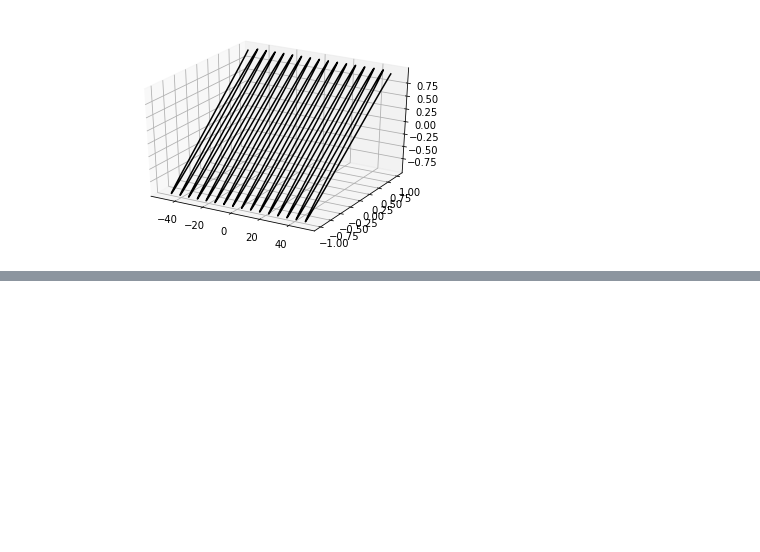
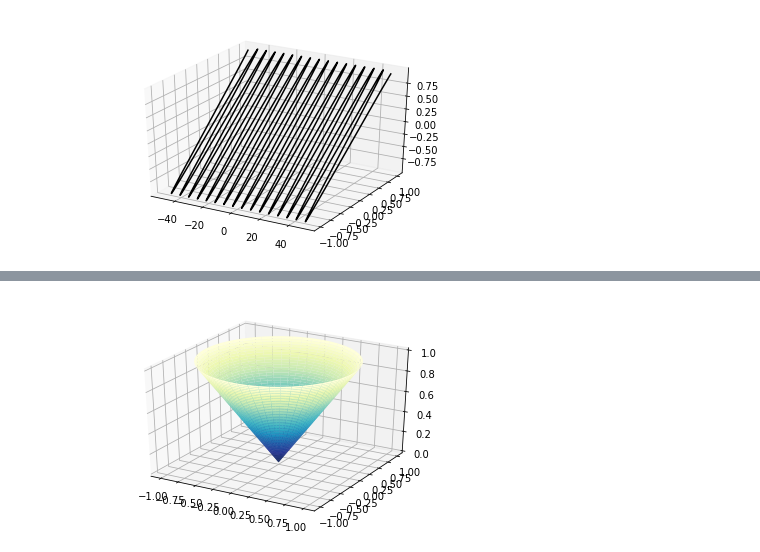
Before and after one commit to PrestonYadegar/MA150, a Jupyter notebook: Inversive Geometry.ipynb, the cells around one changed output, grey strips where cells are left out. Cells and saved outputs as stored; diff of their text form; code cells hidden in the pictures; blank space fills up the shorter version.

```diff
--- a/Inversive Geometry.ipynb
+++ b/Inversive Geometry.ipynb
@@ -383,0 +395,20 @@ plt.show()
+# %%
+fig = plt.figure()
+ax = fig.add_subplot(111, projection='3d')
+
+# Create the mesh in polar coordinates and compute corresponding Z.
+r = np.linspace(0, 1, 50)
+p = np.linspace(0, 2*np.pi, 50)
+R, P = np.meshgrid(r, p)
+Z = R
+
+# Express the mesh in the cartesian system.
+X, Y = R*np.cos(P), R*np.sin(P)
+
+# Plot the surface.
+ax.plot_surface(X, Y, Z, cmap=plt.cm.YlGnBu_r)
+
+# Tweak the limits and add latex math labels.
+ax.set_zlim(0, 1);
+# %% [output]
+[figure, added]
```
Also changed, not shown: parts of 5 cells of this notebook.
